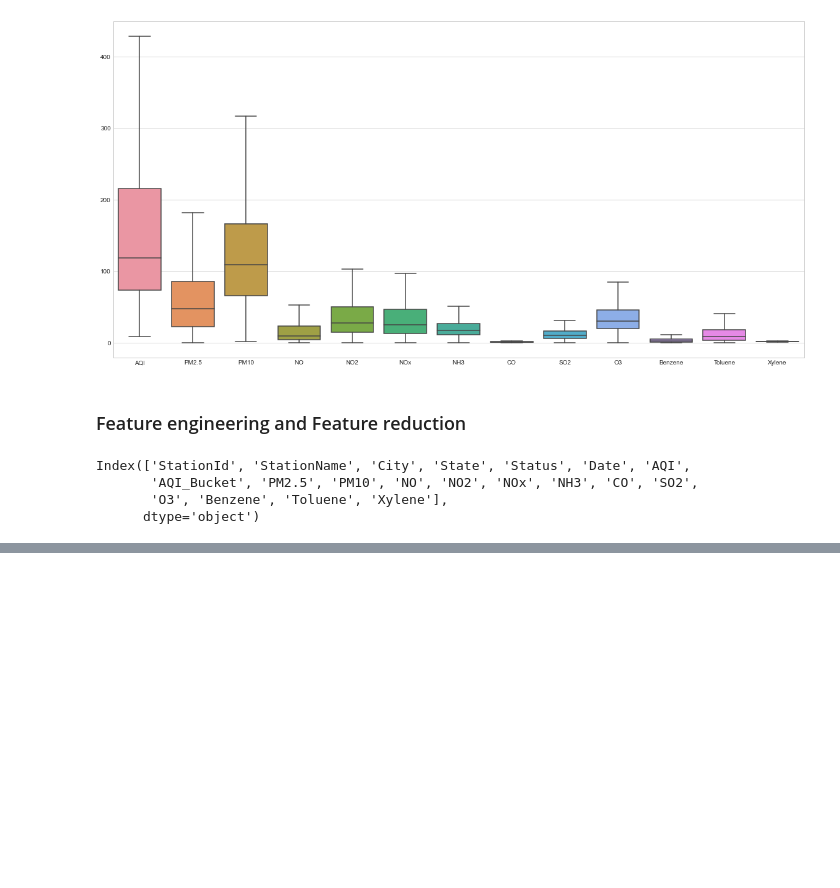
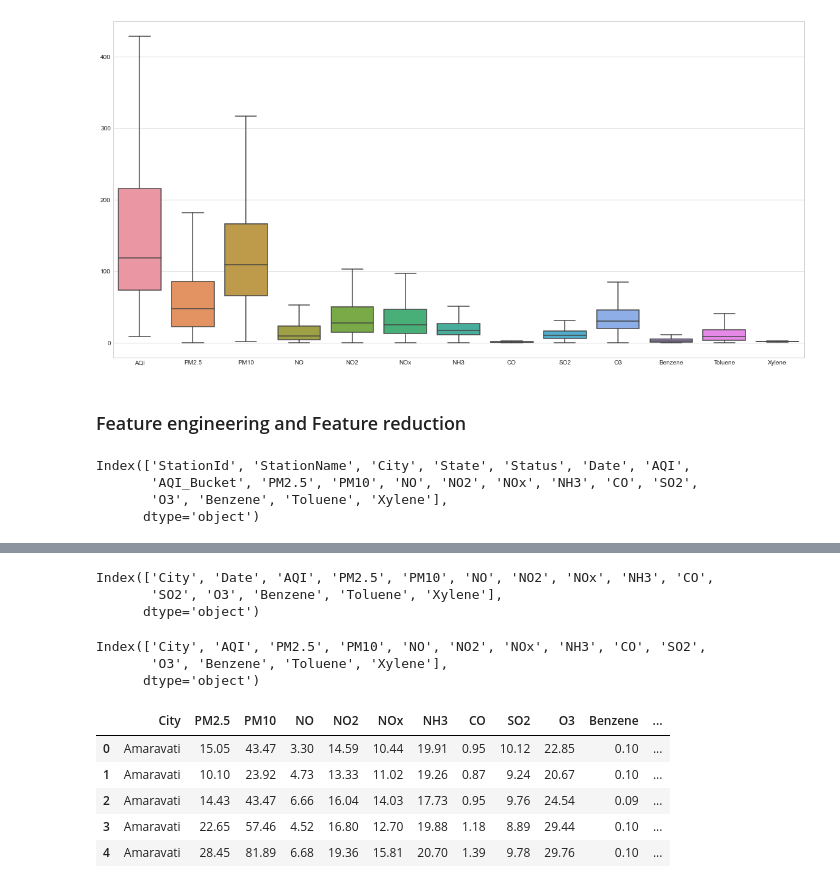
Before and after one commit to harikrish242/ICT_Main_Project, a Jupyter notebook: B2_T1_Main_Project.ipynb, the cells around one changed output, grey strips where cells are left out. Drawn from its saved outputs; the diff is of its cells as text; code cells hidden in the pictures; blank space fills up the shorter version.

```diff
--- a/B2_T1_Main_Project.ipynb
+++ b/B2_T1_Main_Project.ipynb
@@ -696,0 +707,6 @@ Index(['StationId', 'StationName', 'City', 'State', 'Status', 'Date', 'AQI',
+# %%
+df_new.columns
+# %% [output]
+Index(['City', 'Date', 'AQI', 'PM2.5', 'PM10', 'NO', 'NO2', 'NOx', 'NH3', 'CO',
+       'SO2', 'O3', 'Benzene', 'Toluene', 'Xylene'],
+      dtype='object')
@@ -696,0 +716,6 @@ Index(['StationId', 'StationName', 'City', 'State', 'Status', 'Date', 'AQI',
+# %%
+df_new.columns
+# %% [output]
+Index(['City', 'AQI', 'PM2.5', 'PM10', 'NO', 'NO2', 'NOx', 'NH3', 'CO', 'SO2',
+       'O3', 'Benzene', 'Toluene', 'Xylene'],
+      dtype='object')
@@ -696,0 +726,9 @@ Index(['StationId', 'StationName', 'City', 'State', 'Status', 'Date', 'AQI',
+# %%
+X_new.head()
+# %% [output]
+|  | City | PM2.5 | PM10 | NO | NO2 | NOx | NH3 | CO | SO2 | O3 | Benzene | ... |
+| 0 | Amaravati | 15.05 | 43.47 | 3.30 | 14.59 | 10.44 | 19.91 | 0.95 | 10.12 | 22.85 | 0.10 | ... |
+| 1 | Amaravati | 10.10 | 23.92 | 4.73 | 13.33 | 11.02 | 19.26 | 0.87 | 9.24 | 20.67 | 0.10 | ... |
+| 2 | Amaravati | 14.43 | 43.47 | 6.66 | 16.04 | 14.03 | 17.73 | 0.95 | 9.76 | 24.54 | 0.09 | ... |
+| 3 | Amaravati | 22.65 | 57.46 | 4.52 | 16.80 | 12.70 | 19.88 | 1.18 | 8.89 | 29.44 | 0.10 | ... |
+| 4 | Amaravati | 28.45 | 81.89 | 6.68 | 19.36 | 15.81 | 20.70 | 1.39 | 9.78 | 29.76 | 0.10 | ... |
```
Also changed, not shown: parts of 23 cells of this notebook.
